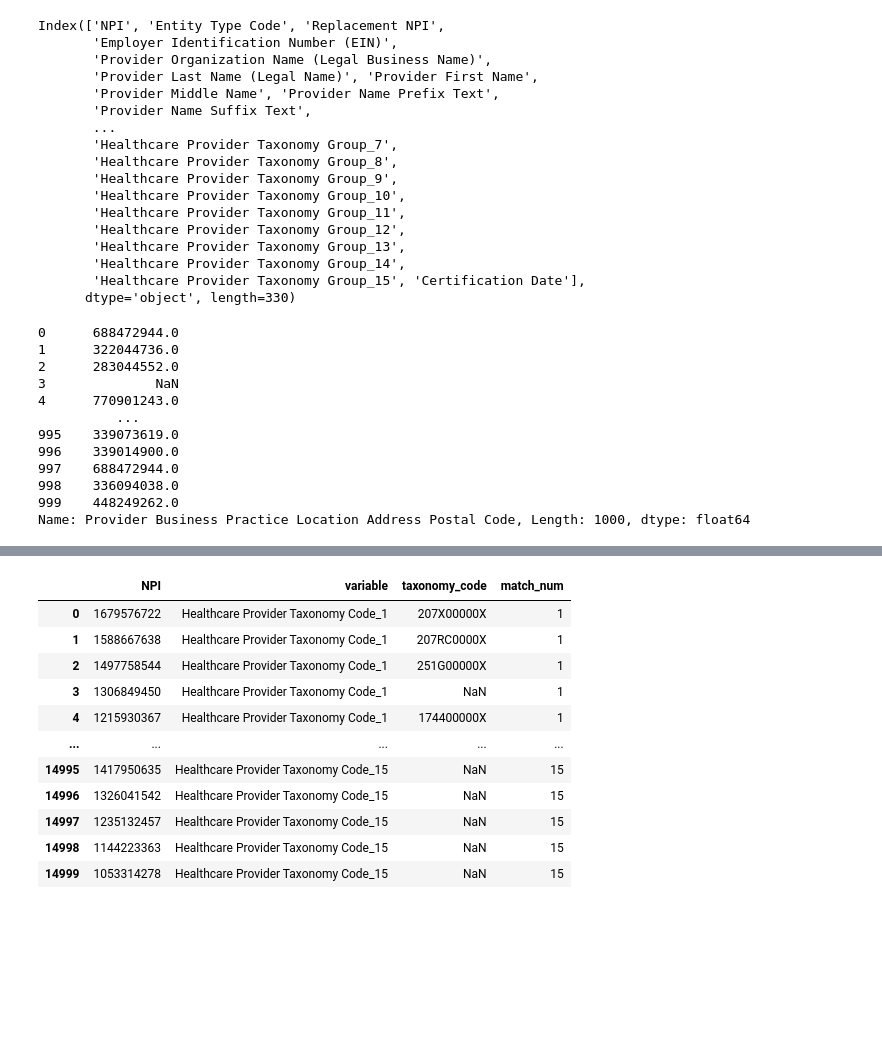
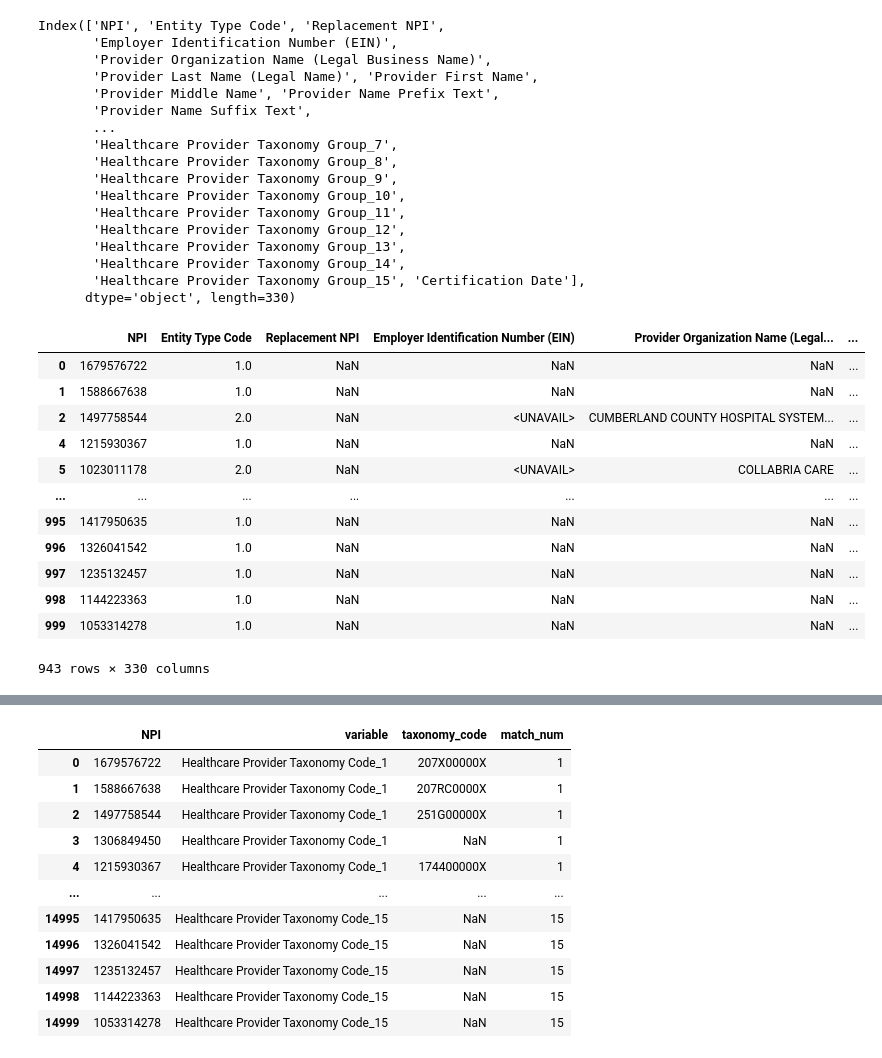
Before and after one commit to VahidehRasekhi/hop_team-hotdogs, a Jupyter notebook: 01_data_cleaning_Zhang.ipynb, the cells around one changed output, grey strips where cells are left out. Drawn from its saved outputs; the diff is of its cells as text; code cells hidden in the pictures; blank space fills up the shorter version.

```diff
--- a/01_data_cleaning_Zhang.ipynb
+++ b/01_data_cleaning_Zhang.ipynb
@@ -59,18 +60,20 @@ df= next(chunks)
 # %%
 chunks = pd.read_csv('data/NPPES_Data_Dissemination_February_2022/npidata_pfile_20050523-20220213.csv', chunksize=1000)
 df = next(chunks)
-# %%
-df['Provider Business Practice Location Address Postal Code']
-# %% [output]
-0      688472944.0
-1      322044736.0
-2      283044552.0
-3              NaN
-4      770901243.0
-          ...
-995    339073619.0
-996    339014900.0
-997    688472944.0
-998    336094038.0
-999    448249262.0
-Name: Provider Business Practice Location Address Postal Code, Length: 1000, dtype: float64
+# %%
+df.dropna(subset= ['NPI','Provider Business Practice Location Address Postal Code'], inplace = True)
+df
+# %% [output]
+|  | NPI | Entity Type Code | Replacement NPI | Employer Identification Number (EIN) | Provider Organization Name (Legal... | ... |
+| 0 | 1679576722 | 1.0 | NaN | NaN | NaN | ... |
+| 1 | 1588667638 | 1.0 | NaN | NaN | NaN | ... |
+| 2 | 1497758544 | 2.0 | NaN | <UNAVAIL> | CUMBERLAND COUNTY HOSPITAL SYSTEM... | ... |
+| 4 | 1215930367 | 1.0 | NaN | NaN | NaN | ... |
+| 5 | 1023011178 | 2.0 | NaN | <UNAVAIL> | COLLABRIA CARE | ... |
+| ... | ... | ... | ... | ... | ... | ... |
+| 995 | 1417950635 | 1.0 | NaN | NaN | NaN | ... |
+| 996 | 1326041542 | 1.0 | NaN | NaN | NaN | ... |
+| 997 | 1235132457 | 1.0 | NaN | NaN | NaN | ... |
+| 998 | 1144223363 | 1.0 | NaN | NaN | NaN | ... |
+| 999 | 1053314278 | 1.0 | NaN | NaN | NaN | ... |
+943 rows × 330 columns
```
Also changed, not shown: parts of 16 cells of this notebook.
